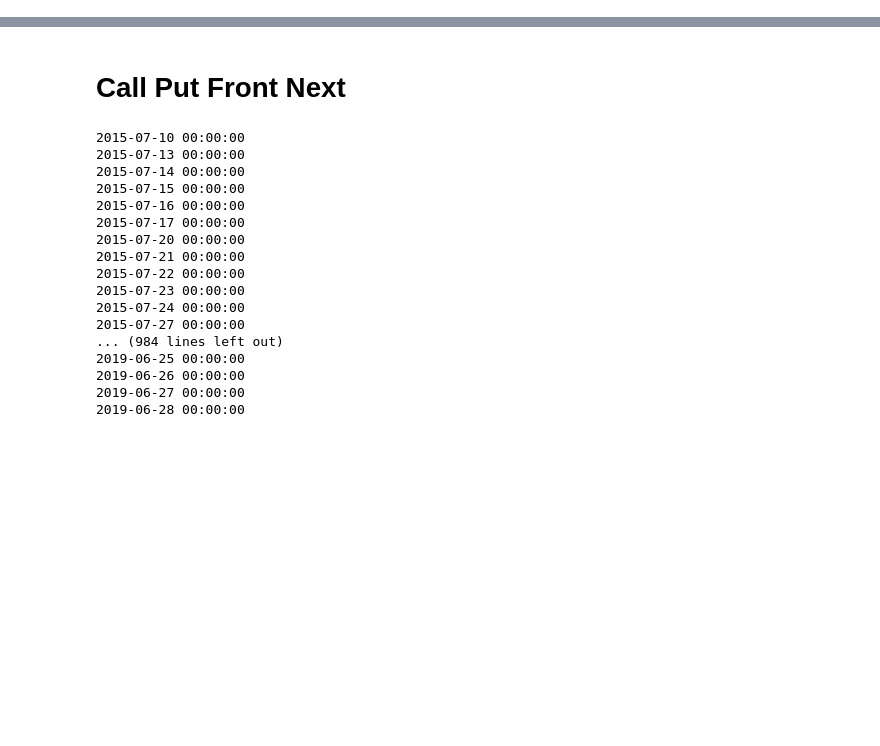
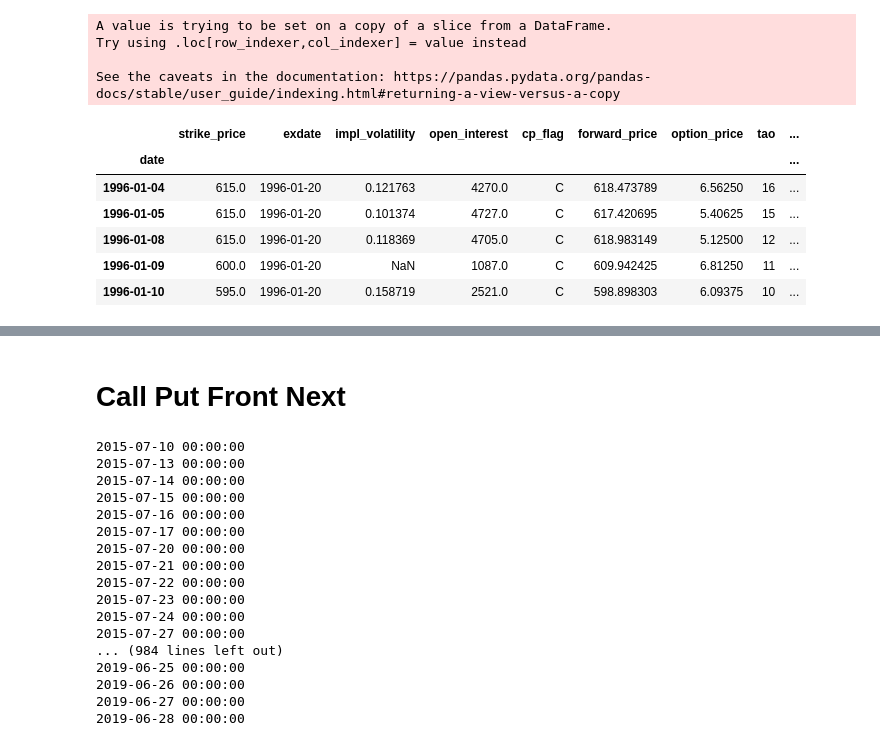
Before and after one commit to spencerljx/Volatility-Prediction, a Jupyter notebook: feature_engine.ipynb, the cells around one changed output, grey strips where cells are left out. Drawn from its saved outputs; the diff is of its cells as text; code cells hidden in the pictures; blank space fills up the shorter version.

```diff
--- a/feature_engine.ipynb
+++ b/feature_engine.ipynb
@@ -29,3 +29,10 @@ spx_spot.columns = ["close"]
 
 spx_dates = pd.to_datetime(sorted(spx_front.date.unique()))
 spx_dates = spx_dates[spx_dates>=pd.to_datetime('1996-07-01')]
+# %%
+with open('../data/frontMonth.pickle', 'rb') as f:
+    spx_front = pickle.load(f)
+with open('../data/nextMonth.pickle','rb') as f:
+    spx_next = pickle.load(f)
+with open('../data/secp.pickle','rb') as f:
+    spx_spot = pickle.load(f)
@@ -32,8 +48,14 @@ spx_dates = spx_dates[spx_dates>=pd.to_datetime('1996-07-01')]
 # %%
 def get_otm(optiondf,secdf):
 
-    optiondf['option_price']=optiondf['mid_price']
+
+    optiondf['option_price']=0.5*(optiondf['best_bid']+optiondf['best_offer'])
+    optiondf.drop(columns=['best_bid', 'best_offer'],inplace=True)
+    #optiondf['option_price']=optiondf['mid_price']
     optiondf['tao']=(optiondf['exdate']-optiondf['date']).apply(lambda x:x.days)
+
+
+
 
     #1.join spot and option price
     df1=optiondf.join(secdf,on='date')
@@ -90,4 +112,19 @@ def get_otm(optiondf,secdf):
 # %%
 callotmf,putotmf,callitmf,putitmf,atmf = get_otm(spx_front,spx_spot)
 callotmn,putotmn,callitmn,putitmn,atmn = get_otm(spx_next,spx_spot)
+# %% [output]
+A value is trying to be set on a copy of a slice from a DataFrame.
+Try using .loc[row_indexer,col_indexer] = value instead
+
+See the caveats in the documentation: https://pandas.pydata.org/pandas-docs/stable/user_guide/indexing.html#returning-a-view-versus-a-copy
+# %%
+atmf.head()
+# %% [output]
+|  | strike_price | exdate | impl_volatility | open_interest | cp_flag | forward_price | option_price | tao | ... |
+| date |  |  |  |  |  |  |  |  | ... |
+| 1996-01-04 | 615.0 | 1996-01-20 | 0.121763 | 4270.0 | C | 618.473789 | 6.56250 | 16 | ... |
+| 1996-01-05 | 615.0 | 1996-01-20 | 0.101374 | 4727.0 | C | 617.420695 | 5.40625 | 15 | ... |
+| 1996-01-08 | 615.0 | 1996-01-20 | 0.118369 | 4705.0 | C | 618.983149 | 5.12500 | 12 | ... |
+| 1996-01-09 | 600.0 | 1996-01-20 | NaN | 1087.0 | C | 609.942425 | 6.81250 | 11 | ... |
+| 1996-01-10 | 595.0 | 1996-01-20 | 0.158719 | 2521.0 | C | 598.898303 | 6.09375 | 10 | ... |
 # %%
```
Also changed, not shown: parts of 18 cells of this notebook.
